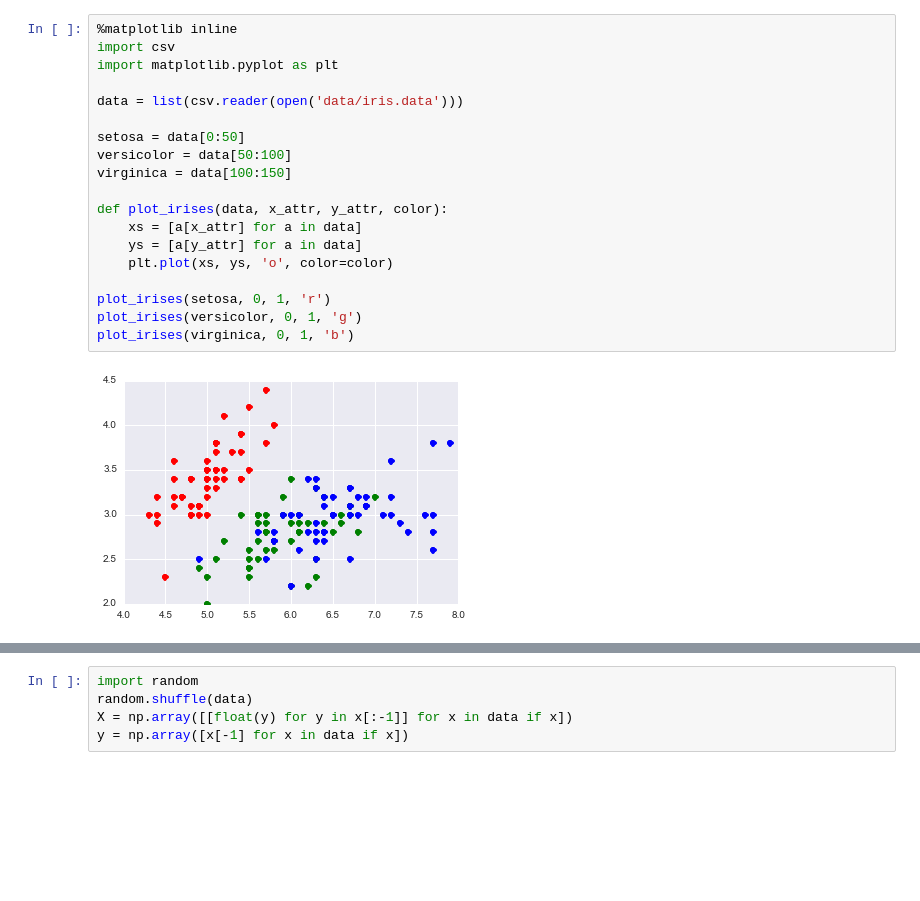
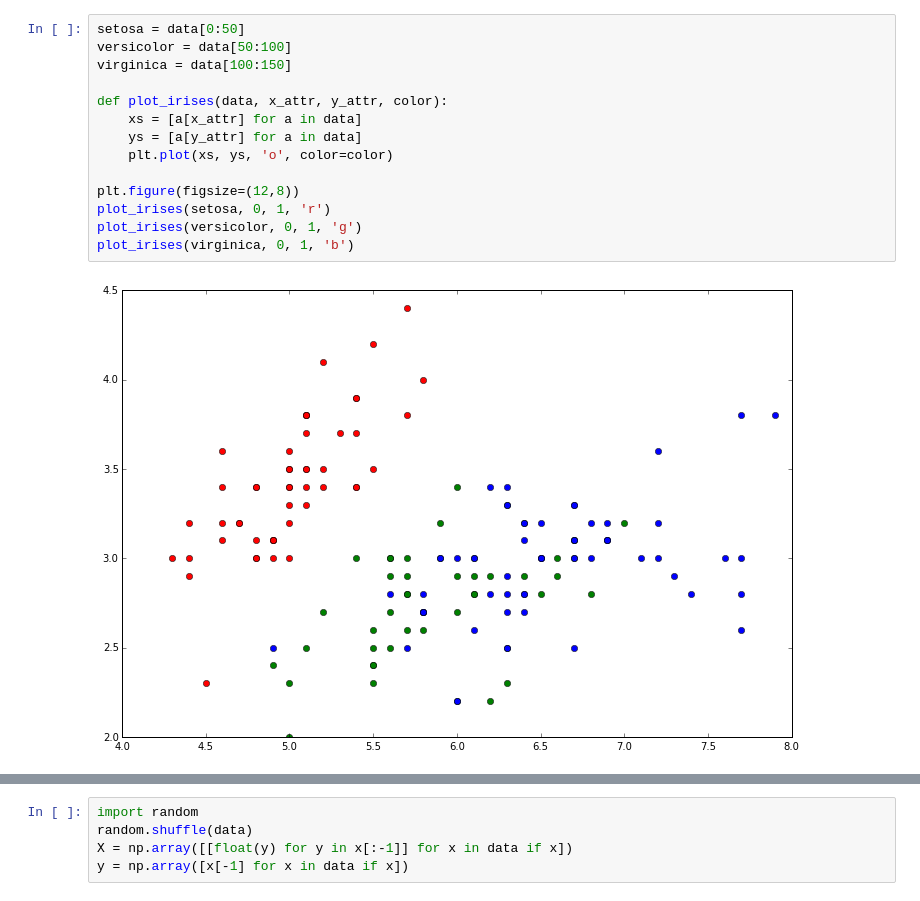
Before and after one commit to tomasmcz/su4ss, a Jupyter notebook: 02 KNN.ipynb, the cells around one changed output, grey strips where cells are left out. Saved outputs shown, nothing was run; the diff lists cells and outputs as text; blank space fills up the shorter version.

```diff
--- a/02 KNN.ipynb
+++ b/02 KNN.ipynb
@@ -6,24 +35,19 @@
 # %%
-%matplotlib inline
-import csv
-import matplotlib.pyplot as plt
-
-data = list(csv.reader(open('data/iris.data')))
-
 setosa = data[0:50]
 versicolor = data[50:100]
 virginica = data[100:150]
 
 def plot_irises(data, x_attr, y_attr, color):
     xs = [a[x_attr] for a in data]
     ys = [a[y_attr] for a in data]
     plt.plot(xs, ys, 'o', color=color)
 
+plt.figure(figsize=(12,8))
 plot_irises(setosa, 0, 1, 'r')
 plot_irises(versicolor, 0, 1, 'g')
 plot_irises(virginica, 0, 1, 'b')
 # %% [output]
-[figure, old version]
+[figure, new version]
 # %%
 # Inspirace:
 # https://github.com/martinpilat/CImethods
```
Also changed, not shown: parts of 5 cells of this notebook, 2 other files.
